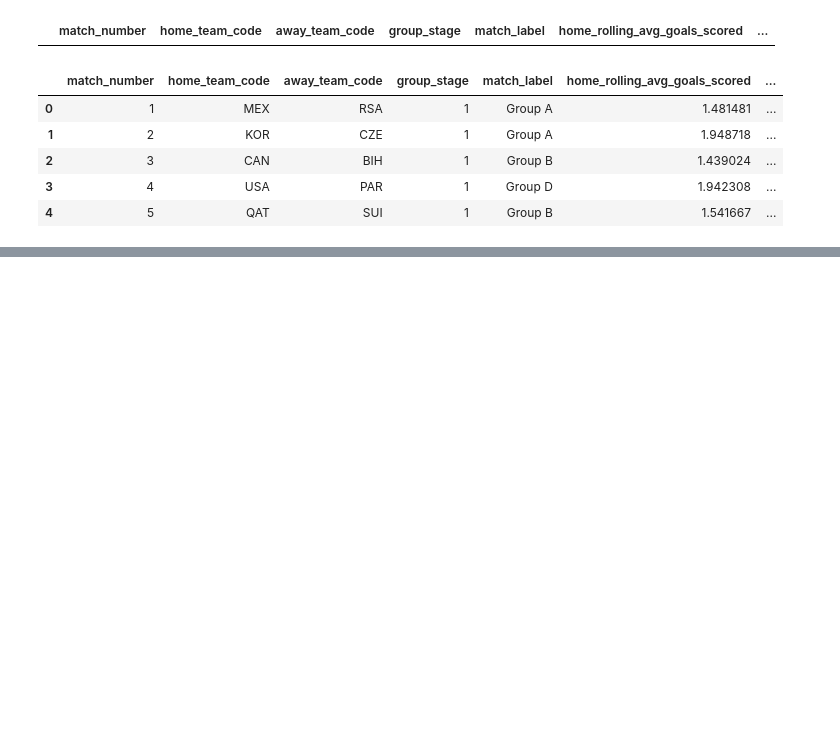
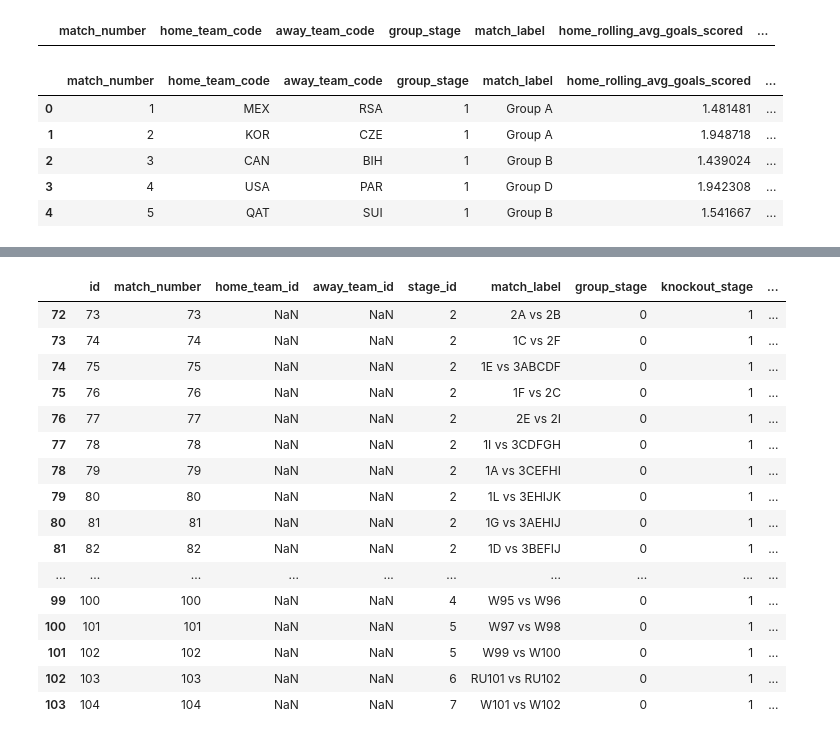
Before and after one commit to tonyinarula/World-Cup-2026-Predictive-Analysis, a Jupyter notebook: analysis.ipynb, the cells around one changed output, grey strips where cells are left out. Cells and saved outputs as stored; diff of their text form; code cells hidden in the pictures; blank space fills up the shorter version.

```diff
--- a/analysis.ipynb
+++ b/analysis.ipynb
@@ -1148,6 +1148,7 @@ matches_2026 = pd.read_csv('data/areezvisram12/matches.csv')[['id','match_number
 matches_2026['group_stage'] = (matches_2026['stage_id'] == 1).astype(int)
 matches_2026['knockout_stage'] = (matches_2026['stage_id'] != 1).astype(int)
 matches_2026['version'] = 'WC-2026'
+matches_2026 = matches_2026.replace('W95 vs W100','W95 vs W96')
 # %%
 matches_2026.head()
 # %% [output]
@@ -1487,0 +1480,13 @@ matches_2026[matches_2026['group_stage'] == 0]
+# %%
+advancement = {}
+
+for group, group_standings in standings.groupby('match_label'):
+    letter = group[-1]
+    advancement[f'1{letter}'] = group_standings[group_standings['rank'] == 1]['team'].values[0]
+    advancement[f'2{letter}'] = group_standings[group_standings['rank'] == 2]['team'].values[0]
+
+for slot, group_code in third_place_lookup.items():
+    letter = group_code[-1]
+    team = third_place_teams.get(letter)
+    print(f"slot={slot}, group_code={group_code}, letter={letter}, team={team}")
+    advancement[group_code] = team
@@ -1487,0 +1589,20 @@ matches_2026[matches_2026['group_stage'] == 0]
+# %%
+matches_2026[matches_2026['knockout_stage'] == 1]
+# %% [output]
+|  | id | match_number | home_team_id | away_team_id | stage_id | match_label | group_stage | knockout_stage | ... |
+| 72 | 73 | 73 | NaN | NaN | 2 | 2A vs 2B | 0 | 1 | ... |
+| 73 | 74 | 74 | NaN | NaN | 2 | 1C vs 2F | 0 | 1 | ... |
+| 74 | 75 | 75 | NaN | NaN | 2 | 1E vs 3ABCDF | 0 | 1 | ... |
+| 75 | 76 | 76 | NaN | NaN | 2 | 1F vs 2C | 0 | 1 | ... |
+| 76 | 77 | 77 | NaN | NaN | 2 | 2E vs 2I | 0 | 1 | ... |
+| 77 | 78 | 78 | NaN | NaN | 2 | 1I vs 3CDFGH | 0 | 1 | ... |
+| 78 | 79 | 79 | NaN | NaN | 2 | 1A vs 3CEFHI | 0 | 1 | ... |
+| 79 | 80 | 80 | NaN | NaN | 2 | 1L vs 3EHIJK | 0 | 1 | ... |
+| 80 | 81 | 81 | NaN | NaN | 2 | 1G vs 3AEHIJ | 0 | 1 | ... |
+| 81 | 82 | 82 | NaN | NaN | 2 | 1D vs 3BEFIJ | 0 | 1 | ... |
+| ... | ... | ... | ... | ... | ... | ... | ... | ... | ... |
+| 99 | 100 | 100 | NaN | NaN | 4 | W95 vs W96 | 0 | 1 | ... |
+| 100 | 101 | 101 | NaN | NaN | 5 | W97 vs W98 | 0 | 1 | ... |
+| 101 | 102 | 102 | NaN | NaN | 5 | W99 vs W100 | 0 | 1 | ... |
+| 102 | 103 | 103 | NaN | NaN | 6 | RU101 vs RU102 | 0 | 1 | ... |
+| 103 | 104 | 104 | NaN | NaN | 7 | W101 vs W102 | 0 | 1 | ... |
```
Also changed, not shown: parts of 16 cells of this notebook.
